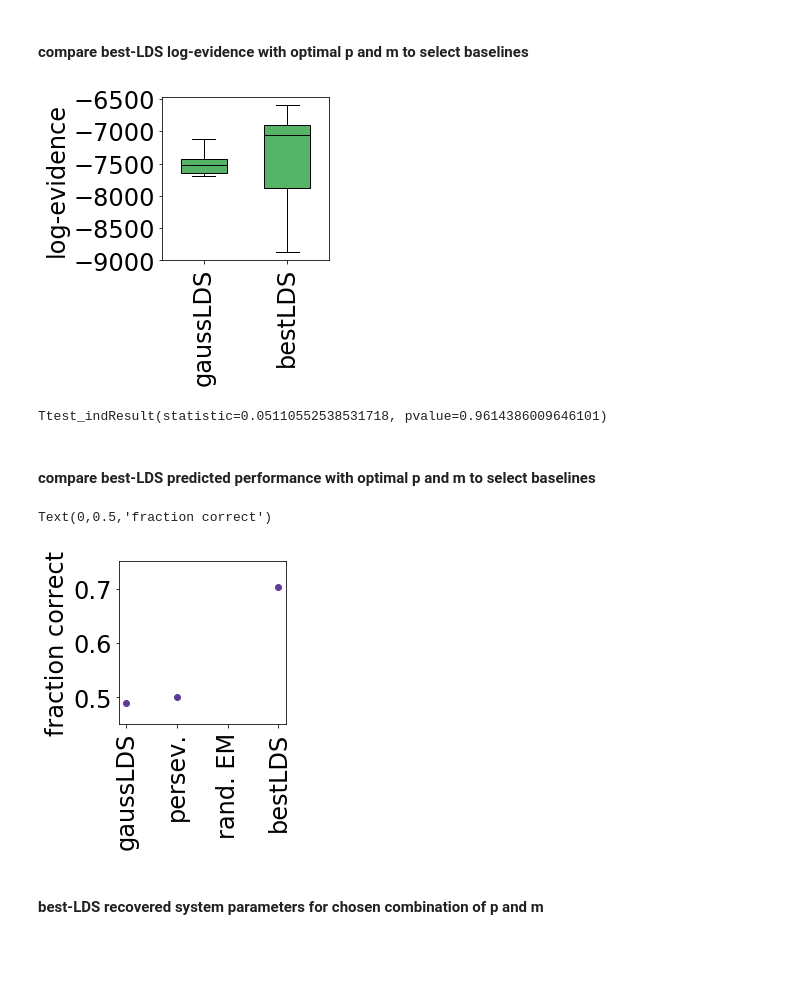
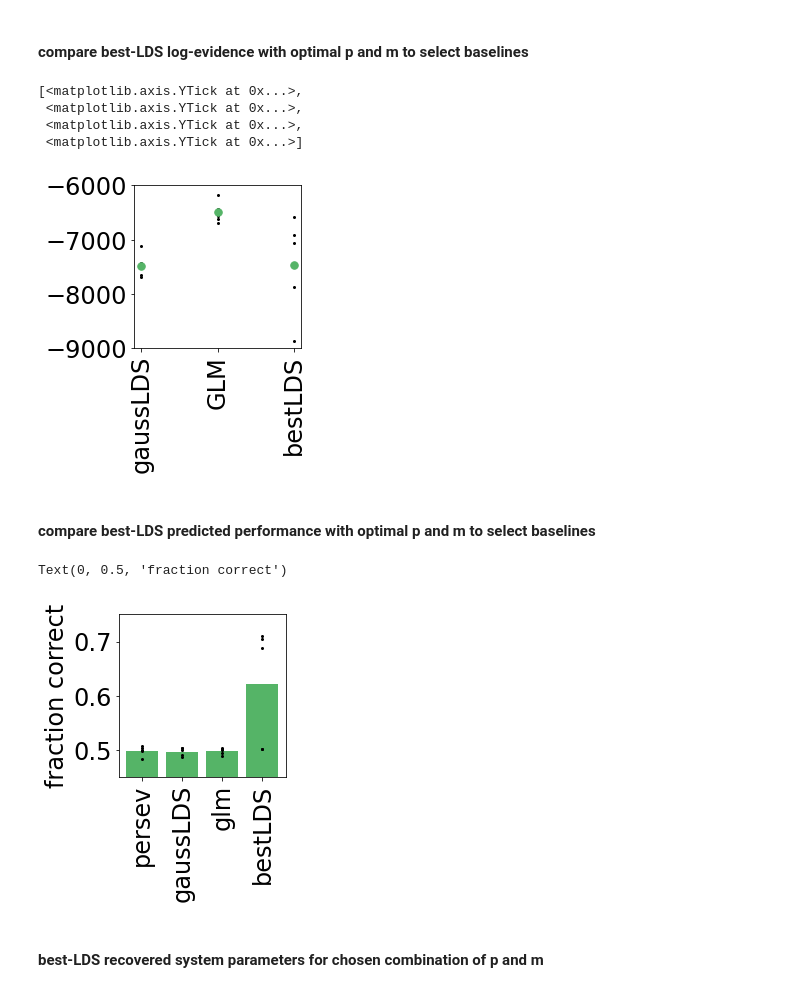
Before and after one commit to irisstone/bestLDS, a Jupyter notebook: figures/fig4.ipynb, the cells around one changed output. Drawn from its saved outputs; the diff is of its cells as text; code cells hidden in the pictures; blank space fills up the shorter version.

Commit message:
log-evidence performance plot + test sets for predicted accuracy plot + adding glm comparisons

```diff
--- a/figures/fig4.ipynb
+++ b/figures/fig4.ipynb
@@ -210,25 +230,35 @@ sio.savemat('../data/real-data/baseline-performance/bestLDS_train_parameters.mat
 # %%
 ### PLOT RESULTS ###
-labels = ['gaussLDS', 'bestLDS']
+labels = ['gaussLDS', 'GLM', 'bestLDS']
 bestLDS_evs = np.array([-6909.90, -7874.14, -6588.83, -7064.88, -8864.36])
 gaussian_evs = np.array([-7520.15, -7427.41, -7123.75, -7692.68, -7646.01])
-
+logevresults = np.array([np.mean(gaussian_evs), np.mean(LL_glm), np.mean(bestLDS_evs)])
+err = np.array([np.std(gaussian_evs), np.std(LL_glm), np.std(bestLDS_evs)])
 fig = plt.figure(figsize=(3,3))
 ax = fig.add_subplot(111)
-bplot = ax.boxplot([gaussian_evs, bestLDS_evs], patch_artist=True, labels=labels, widths=0.55)
-plt.ylabel('log-evidence', fontsize=24)
-plt.yticks(np.arange(-9000,-6000,500), fontsize=24)
+ax.errorbar(labels, logevresults, fmt='.', color=colors[1], markersize=15)
 ax.tick_params(axis='x', labelrotation=90, labelsize=24)
-for patch, median, color in zip(bplot['boxes'], bplot['medians'], colors):
-    patch.set_facecolor(colors[1])
-    median.set_color('black')
-plt.show()
+ax.plot(labels,[gaussian_evs, LL_glm, bestLDS_evs],'ko',markersize=2)
+y_range = np.arange(-9000,-5000,1000)
+#ax.set_ylim([y_range[0],y_range[1]])
+ax.set_yticks(y_range)
+# plt.gca().invert_yaxis()
+#ax.set_yticklabels(y_range, fontsize=24)
+# ax = fig.add_subplot(111)
+# bplot = ax.boxplot([gaussian_evs, LL_glm, bestLDS_evs], patch_artist=True, labels=labels, widths=0.55)
+# plt.ylabel('log-evidence', fontsize=24)
+#
 
-from scipy import stats
-print(stats.ttest_ind(bestLDS_evs,gaussian_evs, equal_var=False))
+# for patch, median, color in zip(bplot['boxes'], bplot['medians'], colors):
+#     patch.set_facecolor(colors[1])
+#     median.set_color('black')
+# plt.show()
 # %% [output]
+[<matplotlib.axis.YTick at 0x...>,
+ <matplotlib.axis.YTick at 0x...>,
+ <matplotlib.axis.YTick at 0x...>,
+ <matplotlib.axis.YTick at 0x...>]
-[figure, old version]
+[figure, new version]
-Ttest_indResult(statistic=0.05110552538531718, pvalue=0.9614386009646101)
 # %% [markdown]
 #### compare best-LDS predicted performance with optimal p and m to select baselines
 # %%
@@ -267,13 +342,15 @@ percent_match_gauss = np.sum(y_gauss_binarized == y)/len(y)
 # %%
 plt.figure(figsize=(3,3))
-performance = [percent_match_gauss, average_percent_match, np.nan, 0.702]
-plt.plot(performance,'.',markersize=12,color=colors[0])
-plt.xticks(np.arange(4),['gaussLDS', 'persev.', 'rand. EM', 'bestLDS'],rotation=90)
+labels = ['persev', 'gaussLDS', 'glm', 'bestLDS']
+performance = [np.mean(percent_match_persev), np.mean(percent_match_gauss), np.mean(percent_match_glm), np.mean(percent_match_best)]
+plt.bar(labels, performance,color=colors[1])
+plt.plot(labels,[percent_match_persev, percent_match_gauss, percent_match_glm, percent_match_best],'ko',markersize=2)
+plt.xticks(np.arange(4),labels,rotation=90)
 plt.ylim([0.45,0.75])
 plt.ylabel('fraction correct')
 # %% [output]
-Text(0,0.5,'fraction correct')
+Text(0, 0.5, 'fraction correct')
-[figure, old version]
+[figure, new version]
 # %% [markdown]
 #### best-LDS recovered system parameters for chosen combination of p and m
 # %%
```
Also changed, not shown: parts of 9 cells of this notebook.
